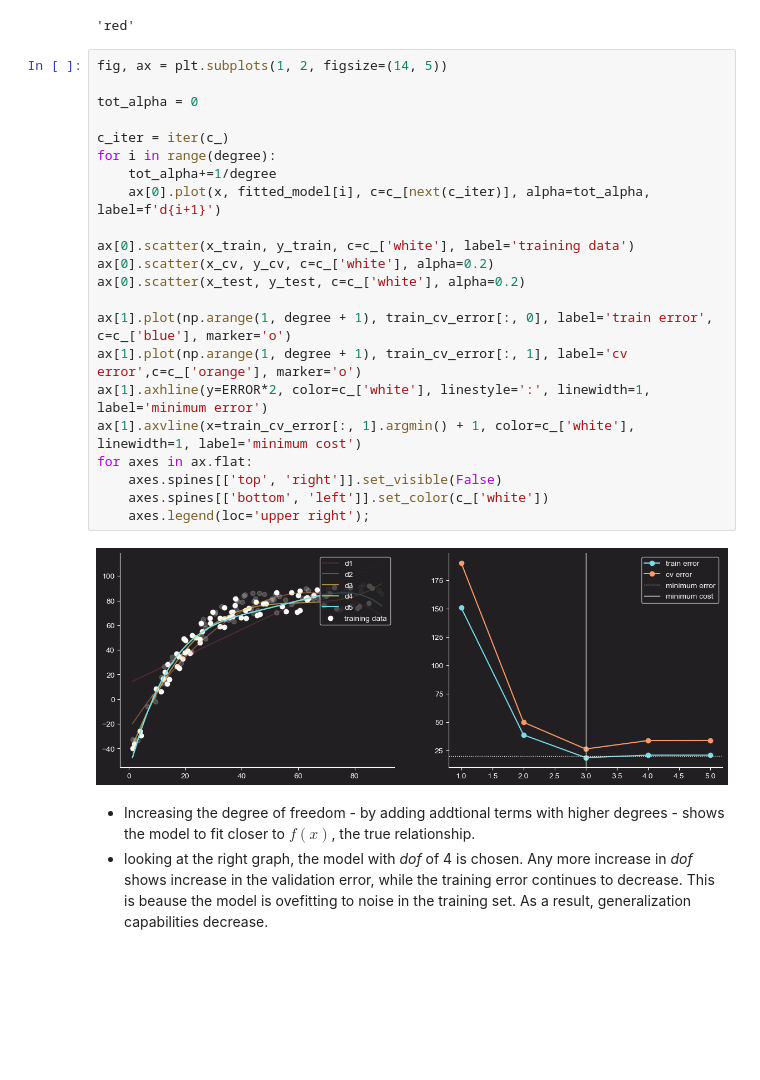
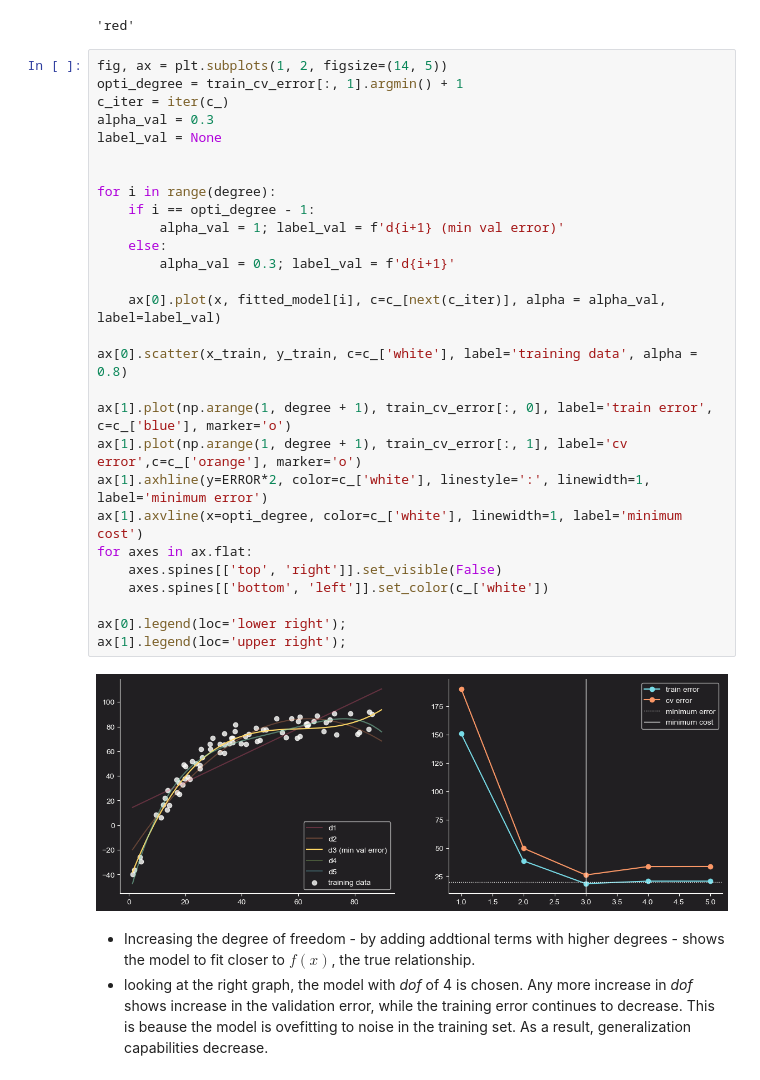
Before and after one commit to jakecreate/machine-learning-from-scratch, a Jupyter notebook: fundamentals_machine_learning.ipynb, the cells around one changed output. Drawn from its saved outputs; the diff is of its cells as text; blank space fills up the shorter version.

```diff
--- a/fundamentals_machine_learning.ipynb
+++ b/fundamentals_machine_learning.ipynb
@@ -529,28 +529,34 @@ next(c_iter)
 'red'
 # %%
 fig, ax = plt.subplots(1, 2, figsize=(14, 5))
+opti_degree = train_cv_error[:, 1].argmin() + 1
+c_iter = iter(c_)
+alpha_val = 0.3
+label_val = None
 
-tot_alpha = 0
 
-c_iter = iter(c_)
 for i in range(degree):
-    tot_alpha+=1/degree
-    ax[0].plot(x, fitted_model[i], c=c_[next(c_iter)], alpha=tot_alpha, label=f'd{i+1}')
+    if i == opti_degree - 1:
+        alpha_val = 1; label_val = f'd{i+1} (min val error)'
+    else:
+        alpha_val = 0.3; label_val = f'd{i+1}'
 
-ax[0].scatter(x_train, y_train, c=c_['white'], label='training data')
-ax[0].scatter(x_cv, y_cv, c=c_['white'], alpha=0.2)
-ax[0].scatter(x_test, y_test, c=c_['white'], alpha=0.2)
+    ax[0].plot(x, fitted_model[i], c=c_[next(c_iter)], alpha = alpha_val, label=label_val)
+
+ax[0].scatter(x_train, y_train, c=c_['white'], label='training data', alpha = 0.8)
 
 ax[1].plot(np.arange(1, degree + 1), train_cv_error[:, 0], label='train error', c=c_['blue'], marker='o')
 ax[1].plot(np.arange(1, degree + 1), train_cv_error[:, 1], label='cv error',c=c_['orange'], marker='o')
 ax[1].axhline(y=ERROR*2, color=c_['white'], linestyle=':', linewidth=1, label='minimum error')
-ax[1].axvline(x=train_cv_error[:, 1].argmin() + 1, color=c_['white'], linewidth=1, label='minimum cost')
+ax[1].axvline(x=opti_degree, color=c_['white'], linewidth=1, label='minimum cost')
 for axes in ax.flat:
     axes.spines[['top', 'right']].set_visible(False)
     axes.spines[['bottom', 'left']].set_color(c_['white'])
-    axes.legend(loc='upper right');
+
+ax[0].legend(loc='lower right');
+ax[1].legend(loc='upper right');
 # %% [output]
-[figure, old version]
+[figure, new version]
 # %% [markdown]
 * Increasing the degree of freedom - by adding addtional terms with higher degrees - shows the model to fit closer to $f(x)$, the true relationship.
 * looking at the right graph, the model with _dof_ of 4 is chosen. Any more increase in _dof_ shows increase in the validation error, while the training error continues to decrease. This is beause the model is ovefitting to noise in the training set. As a result, generalization capabilities decrease.
```
Also changed, not shown: parts of 6 cells of this notebook.
